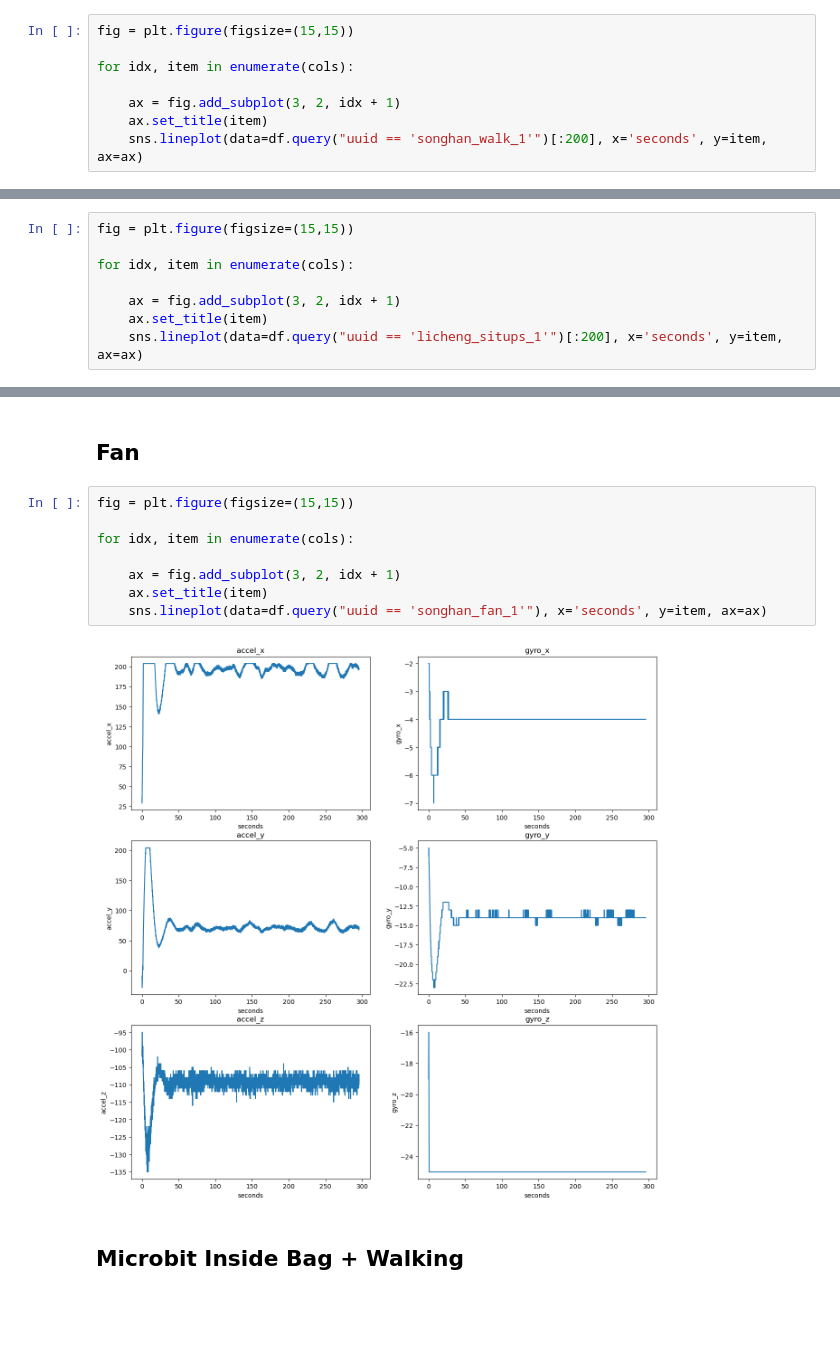
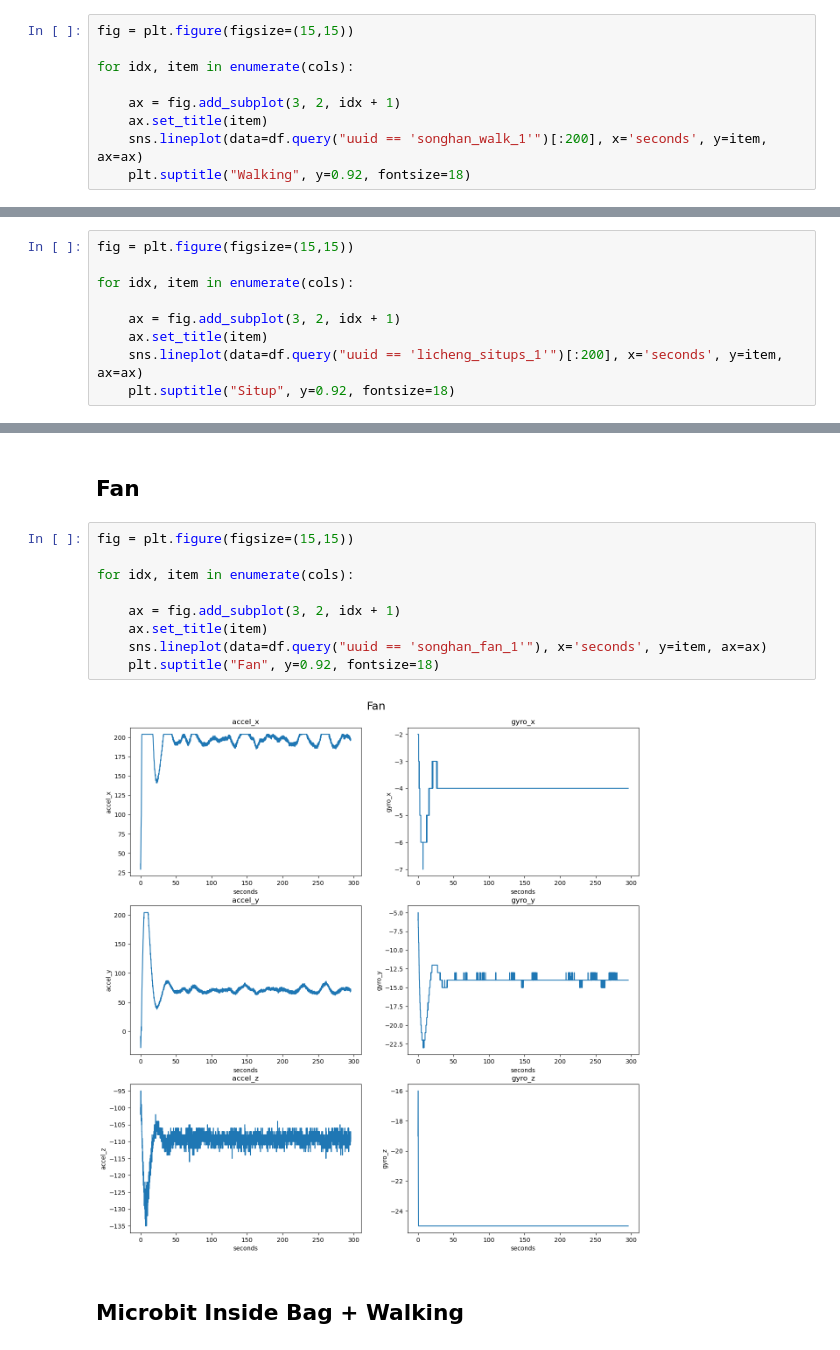
Before and after one commit to spencerkmarley/smu-is614-iot-step-tracker, a Jupyter notebook: notebooks/preprocessing.ipynb, the cells around one changed output, grey strips where cells are left out. Cells and saved outputs as stored; diff of their text form; blank space fills up the shorter version.

```diff
--- a/notebooks/preprocessing.ipynb
+++ b/notebooks/preprocessing.ipynb
@@ -70,4 +72,5 @@ for idx, item in enumerate(cols):
     ax = fig.add_subplot(3, 2, idx + 1)
     ax.set_title(item)
     sns.lineplot(data=df.query("uuid == 'songhan_walk_1'")[:200], x='seconds', y=item, ax=ax)
+    plt.suptitle("Walking", y=0.92, fontsize=18)
 # %% [output]
@@ -92,4 +95,5 @@ for idx, item in enumerate(cols):
     ax = fig.add_subplot(3, 2, idx + 1)
     ax.set_title(item)
     sns.lineplot(data=df.query("uuid == 'licheng_situps_1'")[:200], x='seconds', y=item, ax=ax)
+    plt.suptitle("Situp", y=0.92, fontsize=18)
 # %% [output]
@@ -99,13 +103,14 @@ for idx, item in enumerate(cols):
 # %%
 fig = plt.figure(figsize=(15,15))
 
 for idx, item in enumerate(cols):
 
     ax = fig.add_subplot(3, 2, idx + 1)
     ax.set_title(item)
     sns.lineplot(data=df.query("uuid == 'songhan_fan_1'"), x='seconds', y=item, ax=ax)
+    plt.suptitle("Fan", y=0.92, fontsize=18)
 # %% [output]
-[figure, old version]
+[figure, new version]
 # %% [markdown]
 ## Microbit Inside Bag + Walking
 # %%
```
Also changed, not shown: parts of 10 cells of this notebook.
